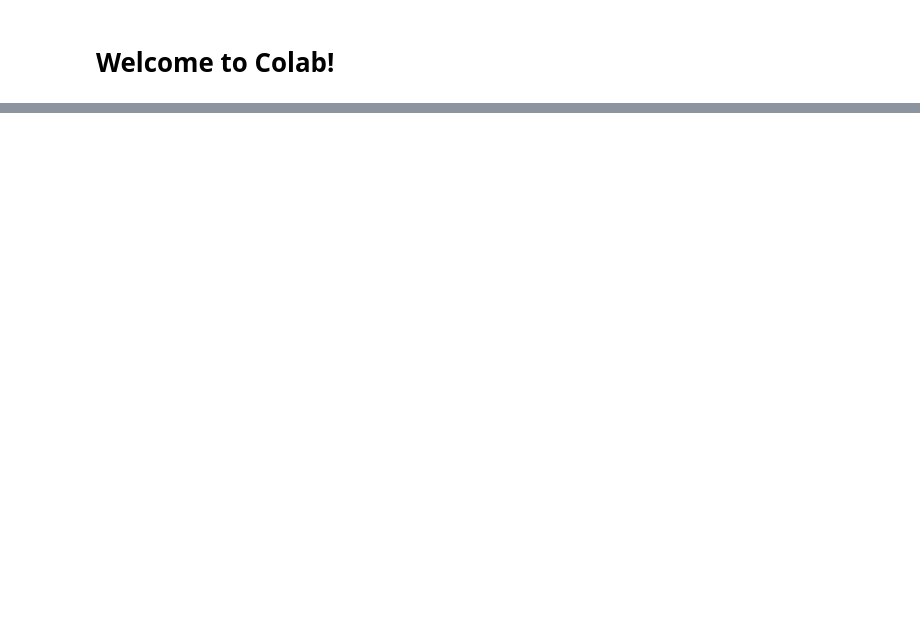
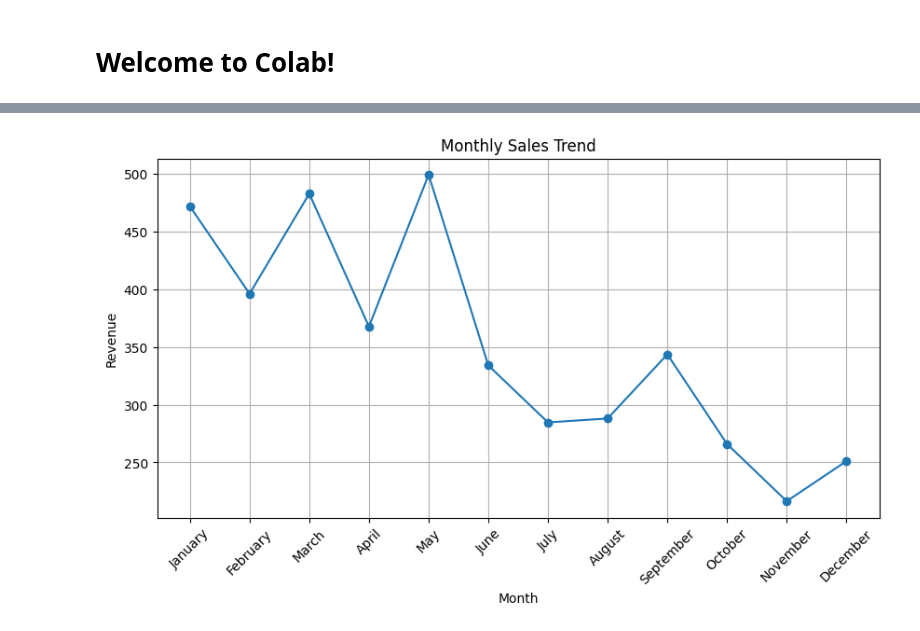
Before and after one commit to siripikusumareddy/DATASET, a Jupyter notebook: Copy_of_Welcome_To_Colab.ipynb, the cells around one changed output, grey strips where cells are left out. Cells and saved outputs as stored; diff of their text form; code cells hidden in the pictures; blank space fills up the shorter version.

```diff
--- a/Copy_of_Welcome_To_Colab.ipynb
+++ b/Copy_of_Welcome_To_Colab.ipynb
@@ -96,0 +421,25 @@ display(
+# %%
+plt.figure(figsize=(10,5))
+
+# Arrange months in calendar order
+month_order = [
+    "January","February","March","April","May","June",
+    "July","August","September","October","November","December"
+]
+
+monthly = df.groupby("Order_Month")["Revenue"].sum().reindex(month_order)
+
+plt.plot(monthly.index, monthly.values, marker='o')
+
+plt.title("Monthly Sales Trend")
+plt.xlabel("Month")
+plt.ylabel("Revenue")
+plt.xticks(rotation=45)
+
+plt.grid(True)
+
+plt.savefig("MonthlySales.png", dpi=300, bbox_inches="tight")
+
+plt.show()
+# %% [output]
+[figure, added]
```
Also changed, not shown: parts of 81 cells of this notebook.
